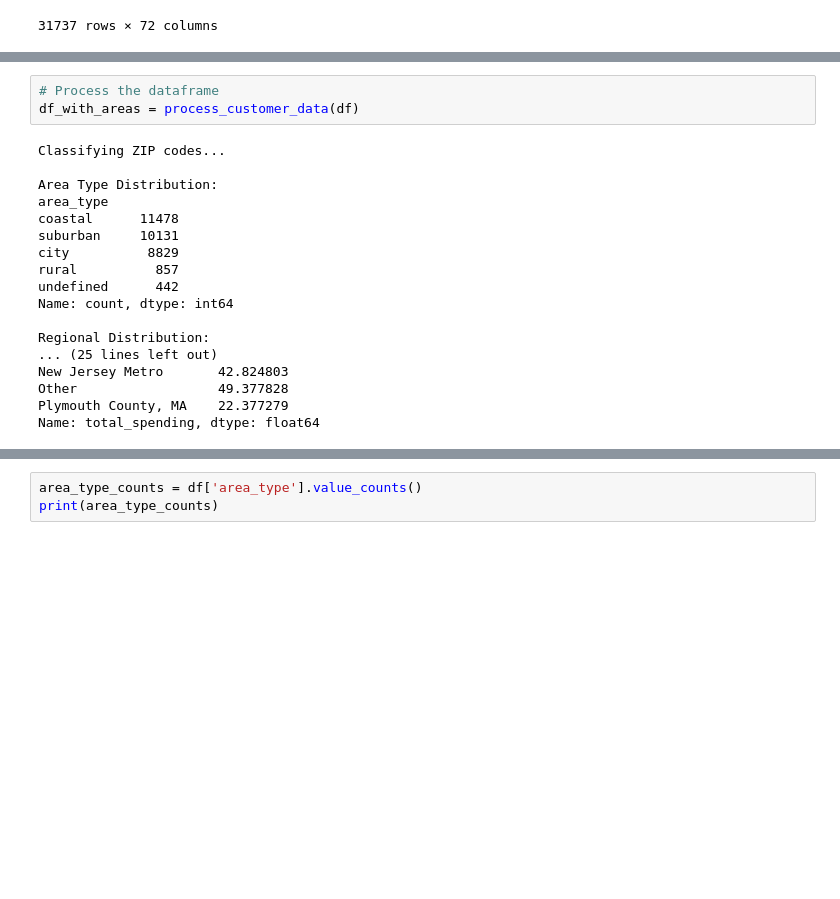
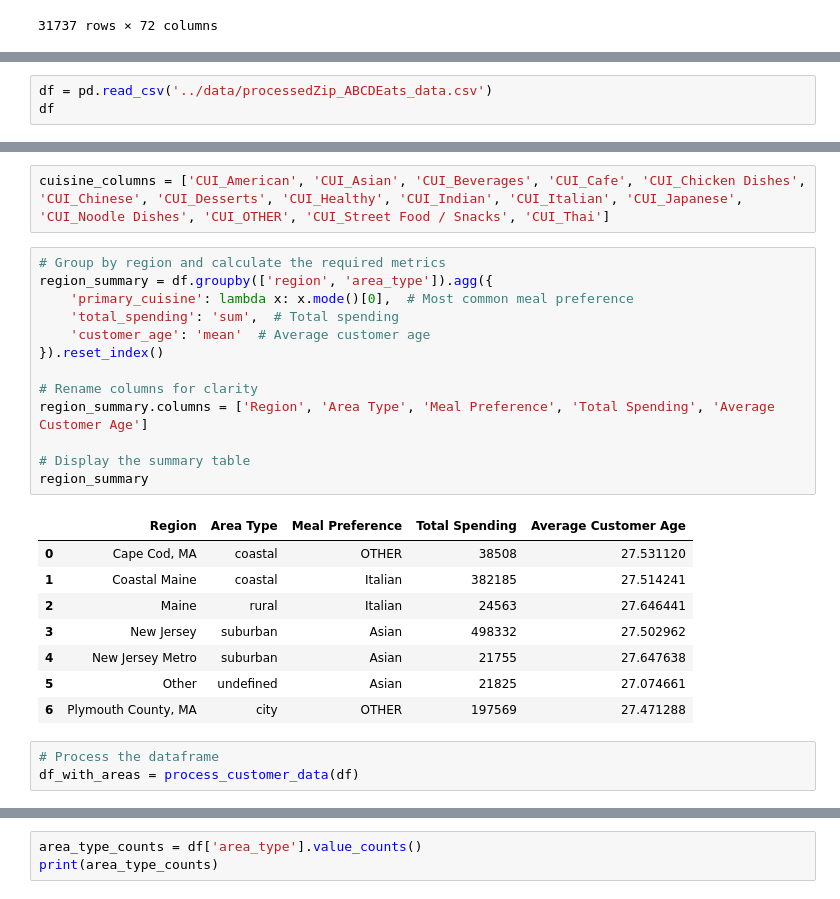
Before and after one commit to Benerugg/DM_Group50, a Jupyter notebook: src/notebooks/ZipCodes.ipynb, the cells around one changed output, grey strips where cells are left out. Drawn from its saved outputs; the diff is of its cells as text; blank space fills up the shorter version.

```diff
--- a/src/notebooks/ZipCodes.ipynb
+++ b/src/notebooks/ZipCodes.ipynb
@@ -200,0 +204,3 @@ Name: total_spending, dtype: float64
+# %%
+df = pd.read_csv('../data/processedZip_ABCDEats_data.csv')
+df
@@ -201,24 +221,30 @@ Name: total_spending, dtype: float64
+# %%
+cuisine_columns = ['CUI_American', 'CUI_Asian', 'CUI_Beverages', 'CUI_Cafe', 'CUI_Chicken Dishes', 'CUI_Chinese', 'CUI_Desserts', 'CUI_Healthy', 'CUI_Indian', 'CUI_Italian', 'CUI_Japanese', 'CUI_Noodle Dishes', 'CUI_OTHER', 'CUI_Street Food / Snacks', 'CUI_Thai']
+# %%
+# Group by region and calculate the required metrics
+region_summary = df.groupby(['region', 'area_type']).agg({
+    'primary_cuisine': lambda x: x.mode()[0],  # Most common meal preference
+    'total_spending': 'sum',  # Total spending
+    'customer_age': 'mean'  # Average customer age
+}).reset_index()
+
+# Rename columns for clarity
+region_summary.columns = ['Region', 'Area Type', 'Meal Preference', 'Total Spending', 'Average Customer Age']
+
+# Display the summary table
+region_summary
+# %% [output]
+|  | Region | Area Type | Meal Preference | Total Spending | Average Customer Age |
+| 0 | Cape Cod, MA | coastal | OTHER | 38508 | 27.531120 |
+| 1 | Coastal Maine | coastal | Italian | 382185 | 27.514241 |
+| 2 | Maine | rural | Italian | 24563 | 27.646441 |
+| 3 | New Jersey | suburban | Asian | 498332 | 27.502962 |
+| 4 | New Jersey Metro | suburban | Asian | 21755 | 27.647638 |
+| 5 | Other | undefined | Asian | 21825 | 27.074661 |
+| 6 | Plymouth County, MA | city | OTHER | 197569 | 27.471288 |
 # %%
 # Process the dataframe
 df_with_areas = process_customer_data(df)
-# %% [output]
-Classifying ZIP codes...
-
-Area Type Distribution:
-area_type
-coastal      11478
-suburban     10131
-city          8829
-rural          857
-undefined      442
-Name: count, dtype: int64
-
-Regional Distribution:
-... (25 lines left out)
-New Jersey Metro       42.824803
-Other                  49.377828
-Plymouth County, MA    22.377279
-Name: total_spending, dtype: float64
 # %%
 df = pd.read_csv('../data/processedZip_ABCDEats_data.csv')
 df
```
Also changed, not shown: parts of 8 cells of this notebook.
